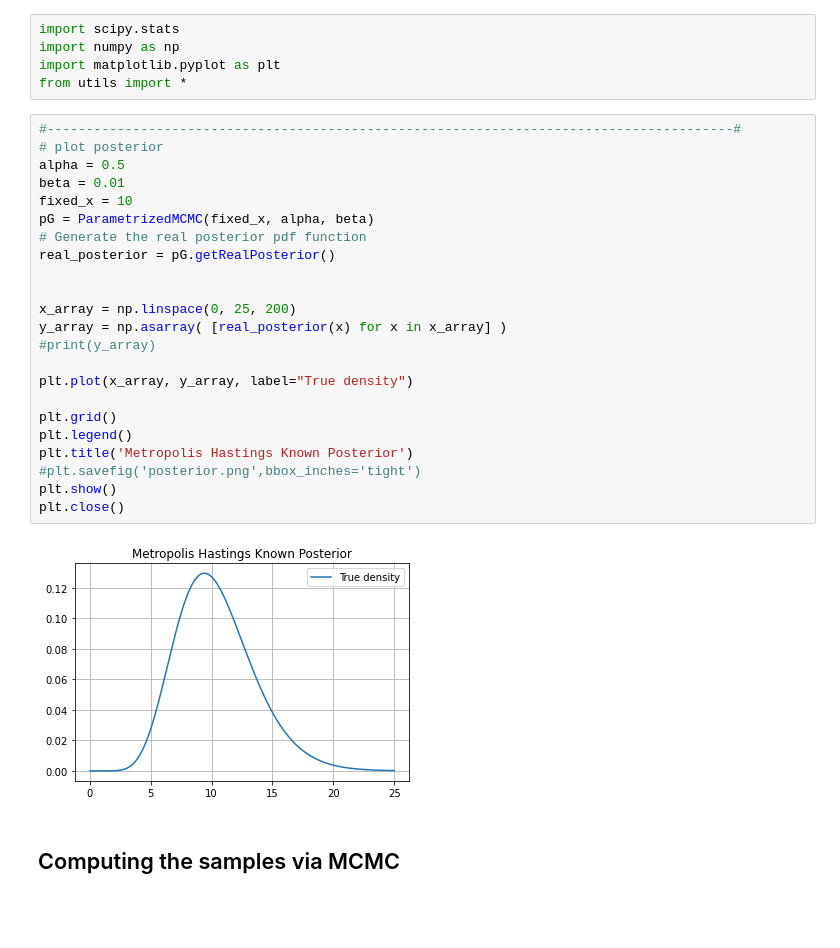
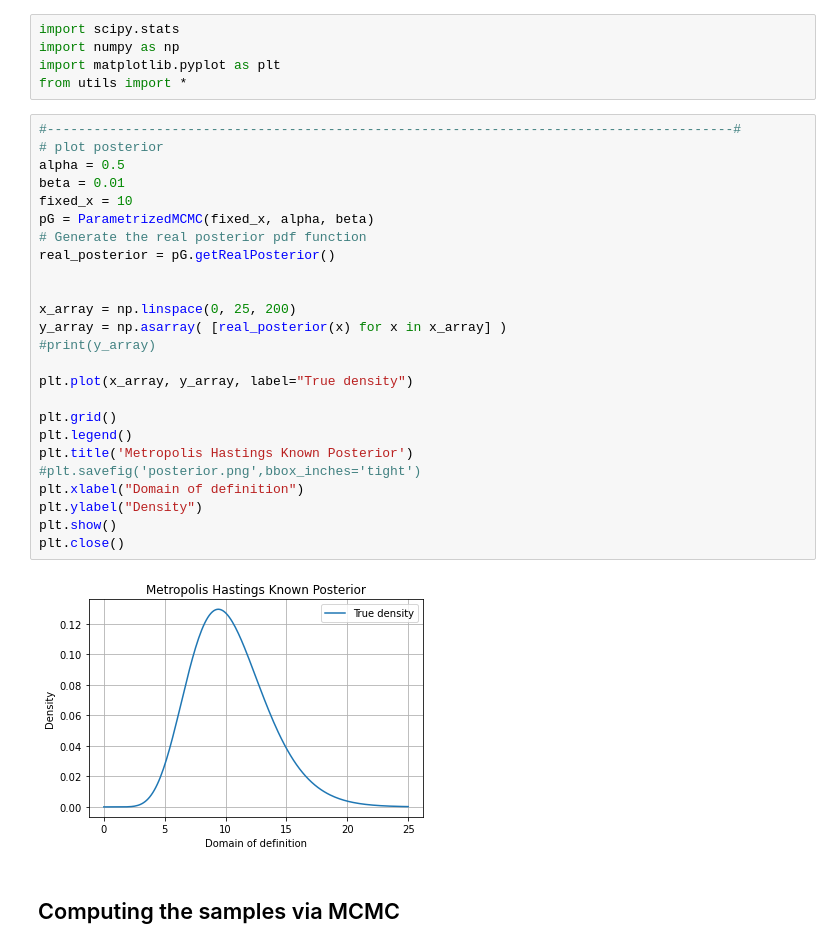
Before and after one commit to arthurviens/Estimation_GaussianProcess_MCMC_Project, a Jupyter notebook: prob3/pb3.ipynb, the cells around one changed output. Drawn from its saved outputs; the diff is of its cells as text; blank space fills up the shorter version.

```diff
--- a/prob3/pb3.ipynb
+++ b/prob3/pb3.ipynb
@@ -8,28 +8,30 @@ from utils import *
 # %%
 #----------------------------------------------------------------------------------------#
 # plot posterior
 alpha = 0.5
 beta = 0.01
 fixed_x = 10
 pG = ParametrizedMCMC(fixed_x, alpha, beta)
 # Generate the real posterior pdf function
 real_posterior = pG.getRealPosterior()
 
 
 x_array = np.linspace(0, 25, 200)
 y_array = np.asarray( [real_posterior(x) for x in x_array] )
 #print(y_array)
 
 plt.plot(x_array, y_array, label="True density")
 
 plt.grid()
 plt.legend()
 plt.title('Metropolis Hastings Known Posterior')
 #plt.savefig('posterior.png',bbox_inches='tight')
+plt.xlabel("Domain of definition")
+plt.ylabel("Density")
 plt.show()
 plt.close()
 # %% [output]
-[figure, old version]
+[figure, new version]
 # %% [markdown]
 ## Computing the samples via MCMC
 # %%
```
Also changed, not shown: parts of 4 cells of this notebook, 2 other files.
